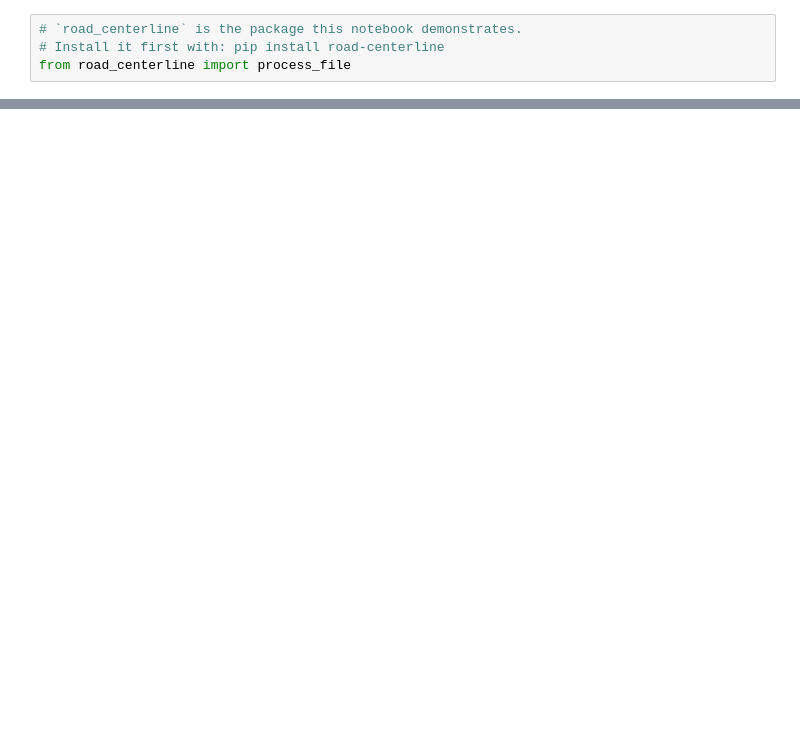
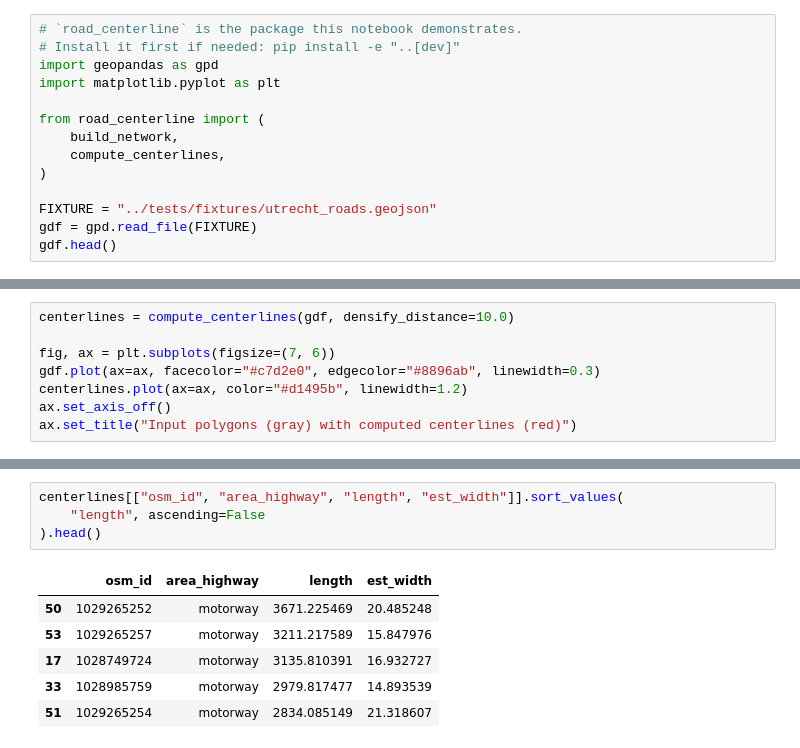
Before and after one commit to DBishal13/Road-Centerline, a Jupyter notebook: Notebooks/centerline.ipynb, the cells around one changed output, grey strips where cells are left out. Saved outputs shown, nothing was run; the diff lists cells and outputs as text; blank space fills up the shorter version.

```diff
--- a/Notebooks/centerline.ipynb
+++ b/Notebooks/centerline.ipynb
@@ -1,4 +9,14 @@
 # %%
 # `road_centerline` is the package this notebook demonstrates.
-# Install it first with: pip install road-centerline
-from road_centerline import process_file
+# Install it first if needed: pip install -e "..[dev]"
+import geopandas as gpd
+import matplotlib.pyplot as plt
+
+from road_centerline import (
+    build_network,
+    compute_centerlines,
+)
+
+FIXTURE = "../tests/fixtures/utrecht_roads.geojson"
+gdf = gpd.read_file(FIXTURE)
+gdf.head()
@@ -20,0 +37,8 @@ process_file(input_road_polygon, output_centerline, densify=True, densify_distan
+# %%
+centerlines = compute_centerlines(gdf, densify_distance=10.0)
+
+fig, ax = plt.subplots(figsize=(7, 6))
+gdf.plot(ax=ax, facecolor="#c7d2e0", edgecolor="#8896ab", linewidth=0.3)
+centerlines.plot(ax=ax, color="#d1495b", linewidth=1.2)
+ax.set_axis_off()
+ax.set_title("Input polygons (gray) with computed centerlines (red)")
@@ -20,0 +102,11 @@ process_file(input_road_polygon, output_centerline, densify=True, densify_distan
+# %%
+centerlines[["osm_id", "area_highway", "length", "est_width"]].sort_values(
+    "length", ascending=False
+).head()
+# %% [output]
+|  | osm_id | area_highway | length | est_width |
+| 50 | 1029265252 | motorway | 3671.225469 | 20.485248 |
+| 53 | 1029265257 | motorway | 3211.217589 | 15.847976 |
+| 17 | 1028749724 | motorway | 3135.810391 | 16.932727 |
+| 33 | 1028985759 | motorway | 2979.817477 | 14.893539 |
+| 51 | 1029265254 | motorway | 2834.085149 | 21.318607 |
```
Also changed, not shown: parts of 19 cells of this notebook, 21 other files.
